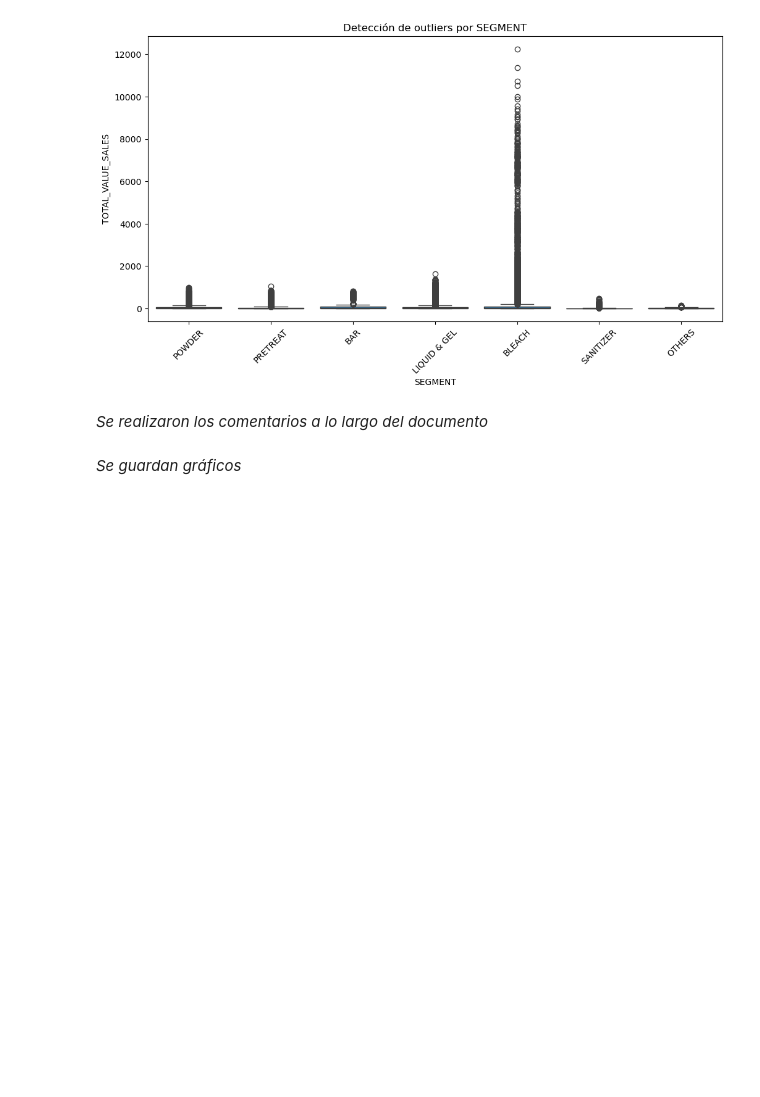
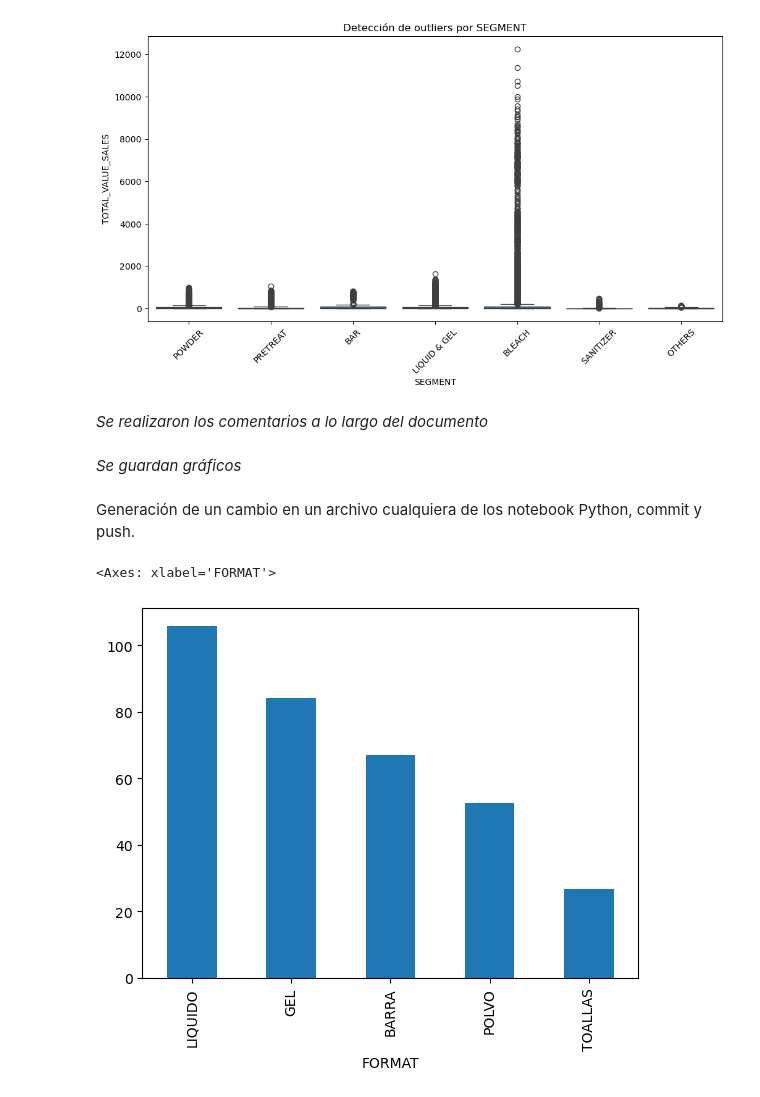
Before and after one commit to davidhrra95/EbacMX_DH, a Jupyter notebook: Entregable 4 – David Ulises Herrera Alanis.ipynb, the cells around one changed output. Saved outputs shown, nothing was run; the diff lists cells and outputs as text; code cells hidden in the pictures; blank space fills up the shorter version.

Commit message:
Se agrega grafica de formato en entregable 4

```diff
--- a/Entregable 4 – David Ulises Herrera Alanis.ipynb
+++ b/Entregable 4 – David Ulises Herrera Alanis.ipynb
@@ -282,3 +282,10 @@ for dim in dimensiones:
 #Guarda todas las visualizaciones generadas en archivos gráficos (PNG, JPEG) para usarlos posteriormente en el dashboard o en la presentación final.
 # %% [markdown]
 *Se guardan gráficos*
+# %% [markdown]
+Generación de un cambio en un archivo cualquiera de los notebook Python, commit y push.
+# %%
+df.groupby('FORMAT')['TOTAL_VALUE_SALES'].mean().sort_values(ascending=False).plot.bar()
+# %% [output]
+<Axes: xlabel='FORMAT'>
+[figure, added]
```
Also changed, not shown: parts of 1 cell of this notebook, 1 other file.
